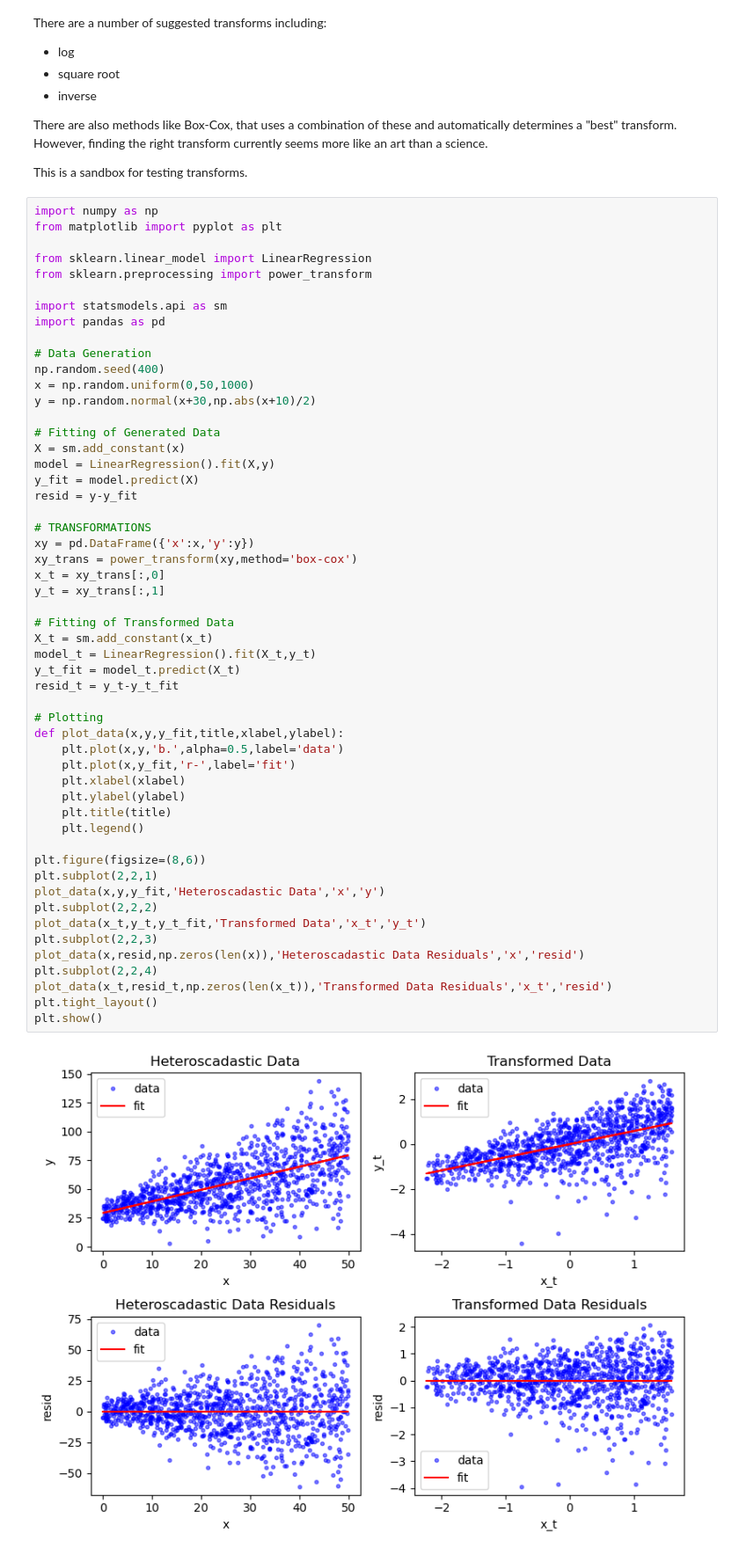
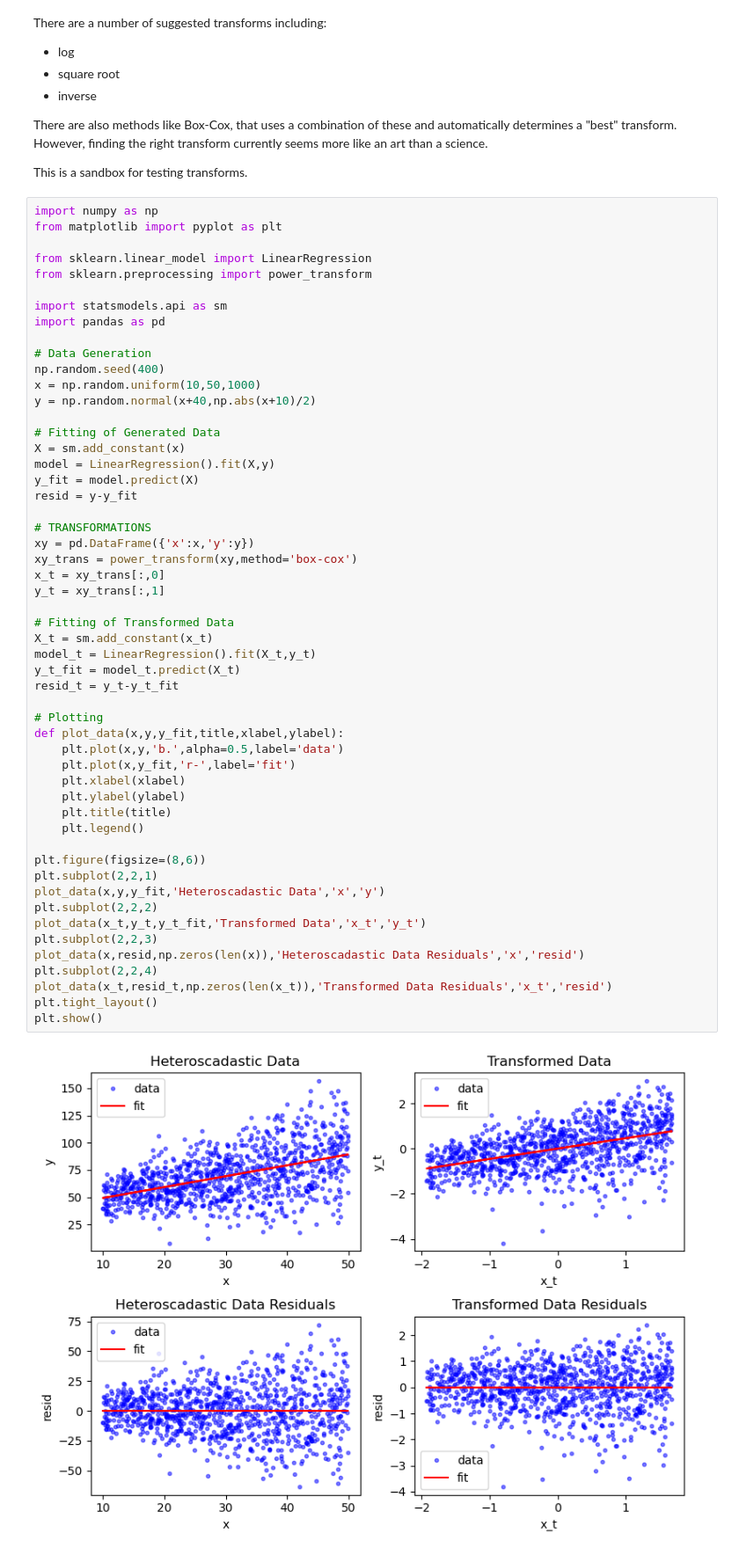
Before and after one commit to calvinzhe/calvinzhe.github.io, a Jupyter notebook: notebooks/transforms_for_regression.ipynb, the cells around one changed output. Shown at 88% size. Drawn from its saved outputs; the diff is of its cells as text.

```diff
--- a/notebooks/transforms_for_regression.ipynb
+++ b/notebooks/transforms_for_regression.ipynb
@@ -25,8 +25,8 @@ import pandas as pd
 
 # Data Generation
 np.random.seed(400)
-x = np.random.uniform(0,50,1000)
-y = np.random.normal(x+30,np.abs(x+10)/2)
+x = np.random.uniform(10,50,1000)
+y = np.random.normal(x+40,np.abs(x+10)/2)
 
 # Fitting of Generated Data
 X = sm.add_constant(x)
@@ -40,31 +40,31 @@ xy_trans = power_transform(xy,method='box-cox')
 x_t = xy_trans[:,0]
 y_t = xy_trans[:,1]
 
 # Fitting of Transformed Data
 X_t = sm.add_constant(x_t)
 model_t = LinearRegression().fit(X_t,y_t)
 y_t_fit = model_t.predict(X_t)
 resid_t = y_t-y_t_fit
 
 # Plotting
 def plot_data(x,y,y_fit,title,xlabel,ylabel):
     plt.plot(x,y,'b.',alpha=0.5,label='data')
     plt.plot(x,y_fit,'r-',label='fit')
     plt.xlabel(xlabel)
     plt.ylabel(ylabel)
     plt.title(title)
     plt.legend()
 
 plt.figure(figsize=(8,6))
 plt.subplot(2,2,1)
 plot_data(x,y,y_fit,'Heteroscadastic Data','x','y')
 plt.subplot(2,2,2)
 plot_data(x_t,y_t,y_t_fit,'Transformed Data','x_t','y_t')
 plt.subplot(2,2,3)
 plot_data(x,resid,np.zeros(len(x)),'Heteroscadastic Data Residuals','x','resid')
 plt.subplot(2,2,4)
 plot_data(x_t,resid_t,np.zeros(len(x_t)),'Transformed Data Residuals','x_t','resid')
 plt.tight_layout()
 plt.show()
 # %% [output]
-[figure, old version]
+[figure, new version]
```
Also changed, not shown: parts of 3 cells of this notebook, 1 other file.
